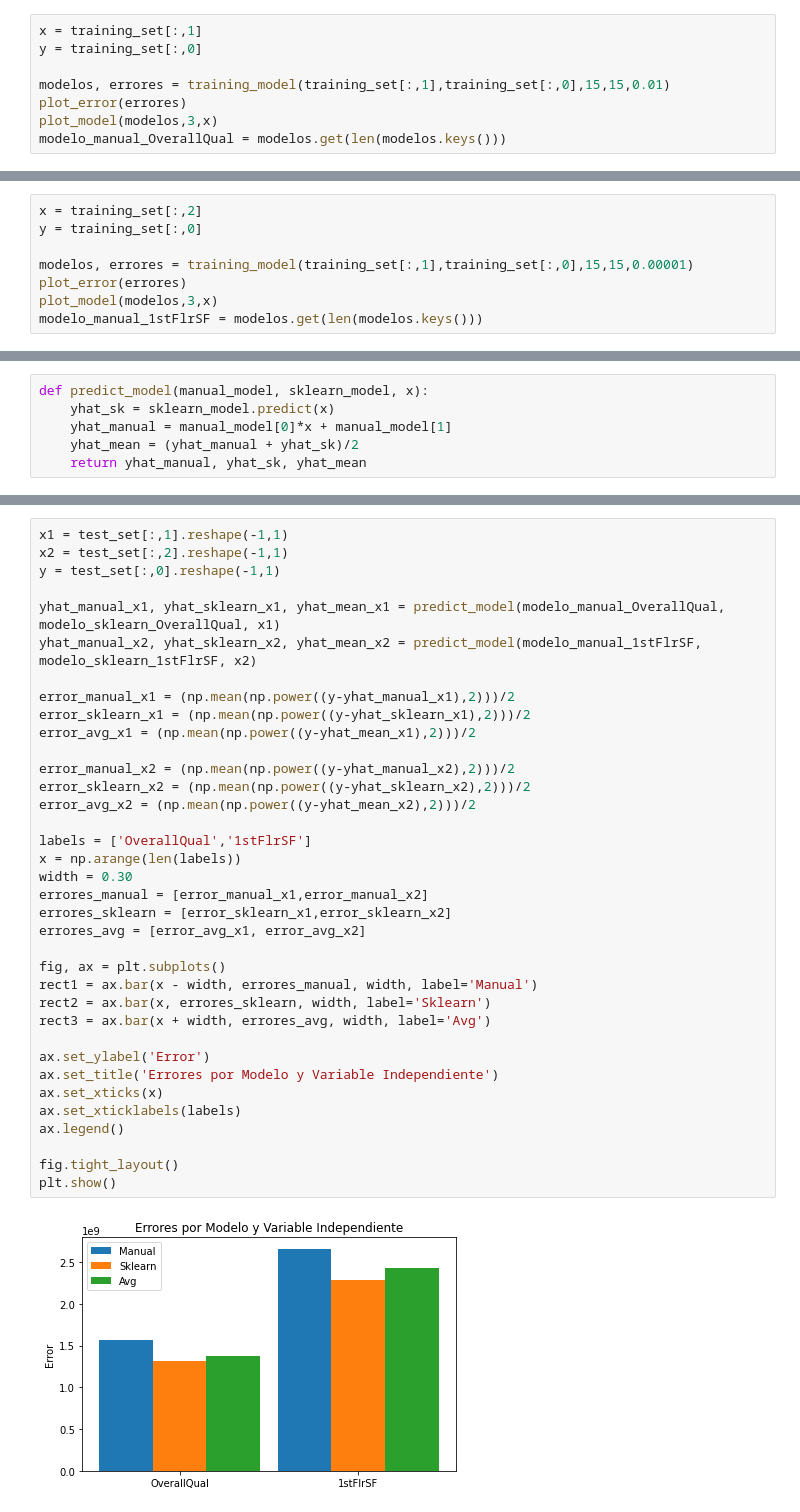
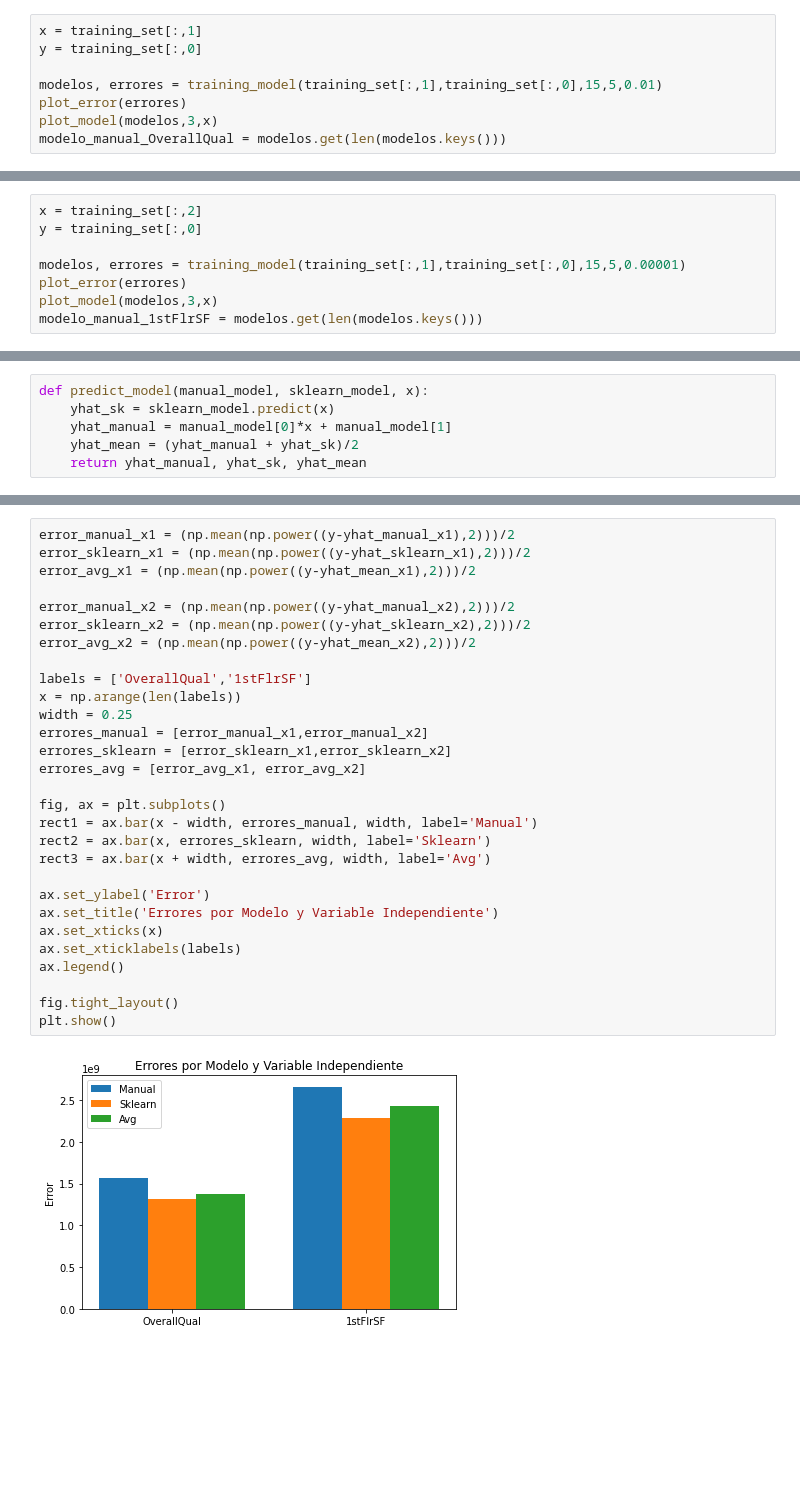
Before and after one commit to cesaraceytuno/PYTHON_DS, a Jupyter notebook: Proyecto/Proyecto.ipynb, the cells around one changed output, grey strips where cells are left out. Cells and saved outputs as stored; diff of their text form; blank space fills up the shorter version.

```diff
--- a/Proyecto/Proyecto.ipynb
+++ b/Proyecto/Proyecto.ipynb
@@ -148,7 +174,7 @@ def plot_model(modelos,n,x):
 x = training_set[:,1]
 y = training_set[:,0]
 
-modelos, errores = training_model(training_set[:,1],training_set[:,0],15,15,0.01)
+modelos, errores = training_model(training_set[:,1],training_set[:,0],15,5,0.01)
 plot_error(errores)
 plot_model(modelos,3,x)
 modelo_manual_OverallQual = modelos.get(len(modelos.keys()))
@@ -164,7 +194,7 @@ Error Iteracion 15: 1391513812.4658084
 x = training_set[:,2]
 y = training_set[:,0]
 
-modelos, errores = training_model(training_set[:,1],training_set[:,0],15,15,0.00001)
+modelos, errores = training_model(training_set[:,1],training_set[:,0],15,5,0.00001)
 plot_error(errores)
 plot_model(modelos,3,x)
 modelo_manual_1stFlrSF = modelos.get(len(modelos.keys()))
@@ -196,38 +243,31 @@ def predict_model(manual_model, sklearn_model, x):
 # %%
-x1 = test_set[:,1].reshape(-1,1)
-x2 = test_set[:,2].reshape(-1,1)
-y = test_set[:,0].reshape(-1,1)
-
-yhat_manual_x1, yhat_sklearn_x1, yhat_mean_x1 = predict_model(modelo_manual_OverallQual, modelo_sklearn_OverallQual, x1)
-yhat_manual_x2, yhat_sklearn_x2, yhat_mean_x2 = predict_model(modelo_manual_1stFlrSF, modelo_sklearn_1stFlrSF, x2)
-
 error_manual_x1 = (np.mean(np.power((y-yhat_manual_x1),2)))/2
 error_sklearn_x1 = (np.mean(np.power((y-yhat_sklearn_x1),2)))/2
 error_avg_x1 = (np.mean(np.power((y-yhat_mean_x1),2)))/2
 
 error_manual_x2 = (np.mean(np.power((y-yhat_manual_x2),2)))/2
 error_sklearn_x2 = (np.mean(np.power((y-yhat_sklearn_x2),2)))/2
 error_avg_x2 = (np.mean(np.power((y-yhat_mean_x2),2)))/2
 
 labels = ['OverallQual','1stFlrSF']
 x = np.arange(len(labels))
-width = 0.30
+width = 0.25
 errores_manual = [error_manual_x1,error_manual_x2]
 errores_sklearn = [error_sklearn_x1,error_sklearn_x2]
 errores_avg = [error_avg_x1, error_avg_x2]
 
 fig, ax = plt.subplots()
 rect1 = ax.bar(x - width, errores_manual, width, label='Manual')
 rect2 = ax.bar(x, errores_sklearn, width, label='Sklearn')
 rect3 = ax.bar(x + width, errores_avg, width, label='Avg')
 
 ax.set_ylabel('Error')
 ax.set_title('Errores por Modelo y Variable Independiente')
 ax.set_xticks(x)
 ax.set_xticklabels(labels)
 ax.legend()
 
 fig.tight_layout()
 plt.show()
 # %% [output]
-[figure, old version]
+[figure, new version]
```
Also changed, not shown: parts of 26 cells of this notebook.
